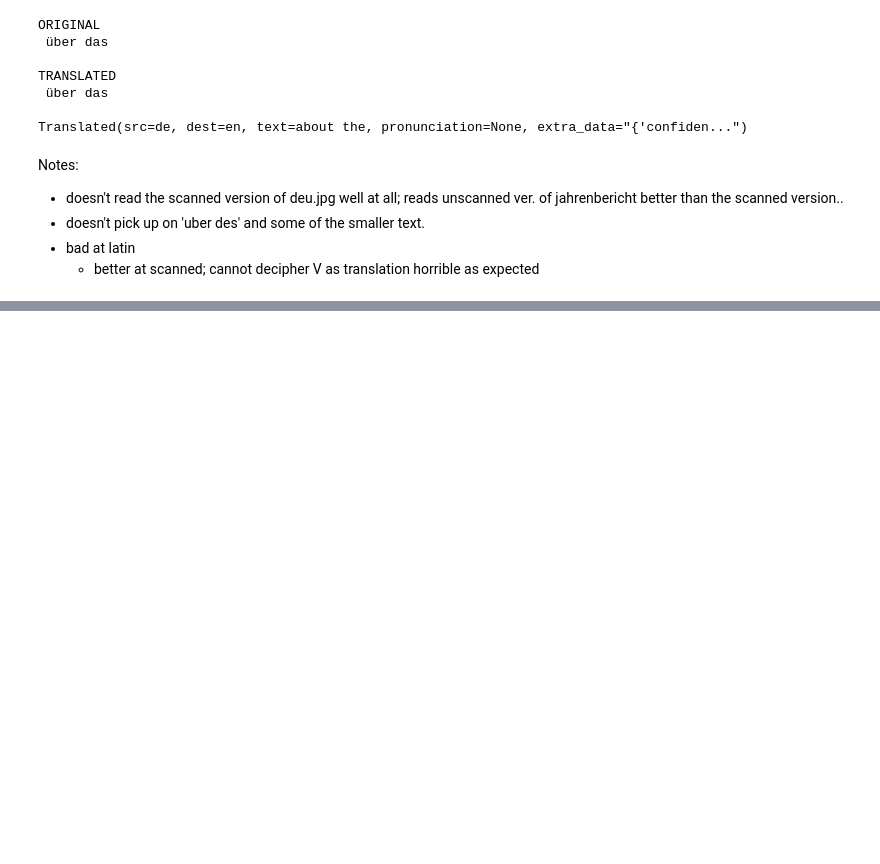
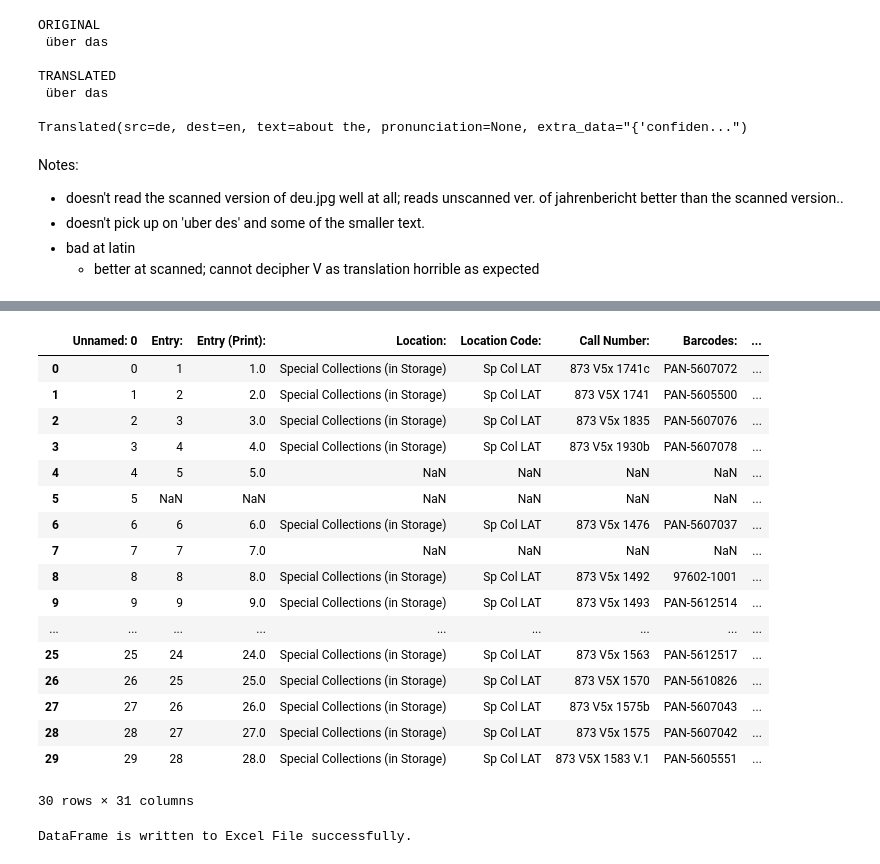
Before and after one commit to bjyx16/PA-vergil-website, a Jupyter notebook: Vergil-OCR-test/forbes-eng-demo.ipynb, the cells around one changed output, grey strips where cells are left out. Cells and saved outputs as stored; diff of their text form; code cells hidden in the pictures; blank space fills up the shorter version.

```diff
--- a/Vergil-OCR-test/forbes-eng-demo.ipynb
+++ b/Vergil-OCR-test/forbes-eng-demo.ipynb
@@ -214,0 +297,43 @@ Name: Language (IntArc), Length: 1466, dtype: object
+# %%
+import pandas as pd
+import numpy as np
+
+xls = pd.read_excel('/Users/bailey/Downloads/Vergil.xlsx',
+                    header=0)
+for i in range (len(xls)):
+    if (xls['Title/Description (Print – Original):'][i]=='+++++'):
+        xls.loc[i, "Author (Modern):"] = np.NaN
+        xls.loc[i, "Location Code:"] = np.NaN
+        xls.loc[i, "Location:"] = np.NaN
+        xls.loc[i, "Language:"] = np.NaN
+        xls.loc[i, "Date (Print):"] = np.NaN
+
+xls.head(30)
+# %% [output]
+|  | Unnamed: 0 | Entry: | Entry (Print): | Location: | Location Code: | Call Number: | Barcodes: | ... |
+| 0 | 0 | 1 | 1.0 | Special Collections (in Storage) | Sp Col LAT | 873 V5x 1741c | PAN-5607072 | ... |
+| 1 | 1 | 2 | 2.0 | Special Collections (in Storage) | Sp Col LAT | 873 V5X 1741 | PAN-5605500 | ... |
+| 2 | 2 | 3 | 3.0 | Special Collections (in Storage) | Sp Col LAT | 873 V5x 1835 | PAN-5607076 | ... |
+| 3 | 3 | 4 | 4.0 | Special Collections (in Storage) | Sp Col LAT | 873 V5x 1930b | PAN-5607078 | ... |
+| 4 | 4 | 5 | 5.0 | NaN | NaN | NaN | NaN | ... |
+| 5 | 5 | NaN | NaN | NaN | NaN | NaN | NaN | ... |
+| 6 | 6 | 6 | 6.0 | Special Collections (in Storage) | Sp Col LAT | 873 V5x 1476 | PAN-5607037 | ... |
+| 7 | 7 | 7 | 7.0 | NaN | NaN | NaN | NaN | ... |
+| 8 | 8 | 8 | 8.0 | Special Collections (in Storage) | Sp Col LAT | 873 V5x 1492 | 97602-1001 | ... |
+| 9 | 9 | 9 | 9.0 | Special Collections (in Storage) | Sp Col LAT | 873 V5x 1493 | PAN-5612514 | ... |
+| ... | ... | ... | ... | ... | ... | ... | ... | ... |
+| 25 | 25 | 24 | 24.0 | Special Collections (in Storage) | Sp Col LAT | 873 V5x 1563 | PAN-5612517 | ... |
+| 26 | 26 | 25 | 25.0 | Special Collections (in Storage) | Sp Col LAT | 873 V5X 1570 | PAN-5610826 | ... |
+| 27 | 27 | 26 | 26.0 | Special Collections (in Storage) | Sp Col LAT | 873 V5x 1575b | PAN-5607043 | ... |
+| 28 | 28 | 27 | 27.0 | Special Collections (in Storage) | Sp Col LAT | 873 V5x 1575 | PAN-5607042 | ... |
+| 29 | 29 | 28 | 28.0 | Special Collections (in Storage) | Sp Col LAT | 873 V5X 1583 V.1 | PAN-5605551 | ... |
+30 rows × 31 columns
+# %%
+# determining the name of the file
+file_name = 'vergil_ghjkgh.xlsx'
+
+# saving the excel
+xls.to_excel(file_name)
+print('DataFrame is written to Excel File successfully.')
+# %% [output]
+DataFrame is written to Excel File successfully.
```
Also changed, not shown: parts of 8 cells of this notebook, 18 other files.
